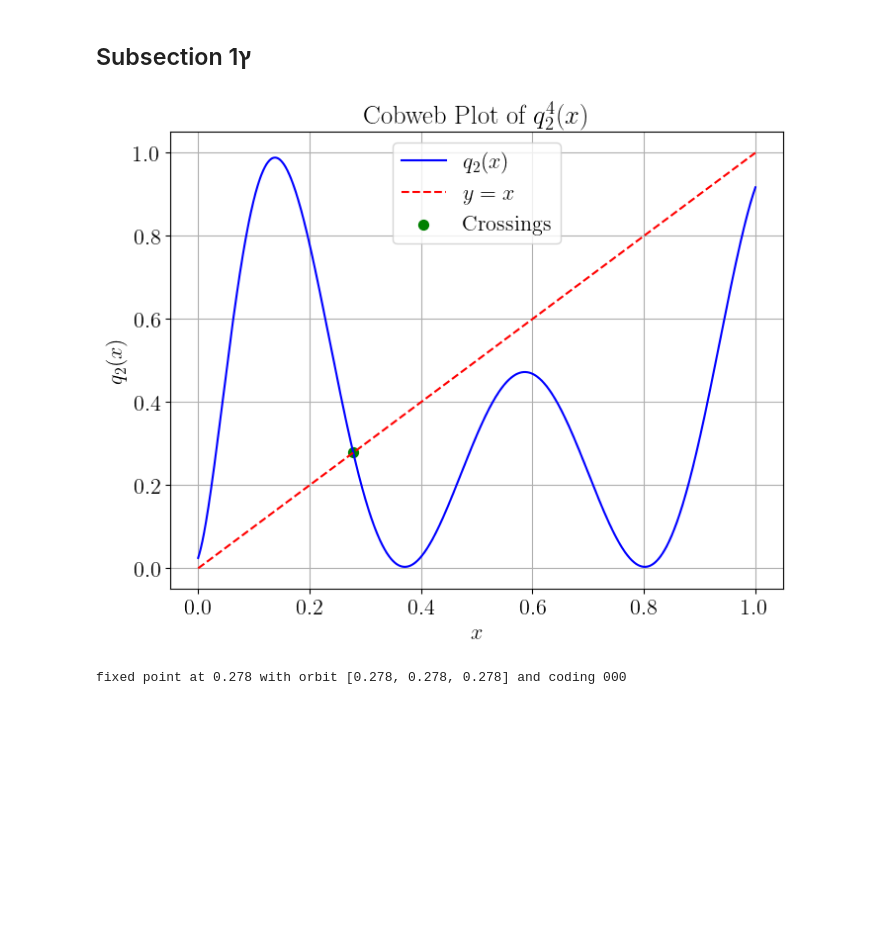
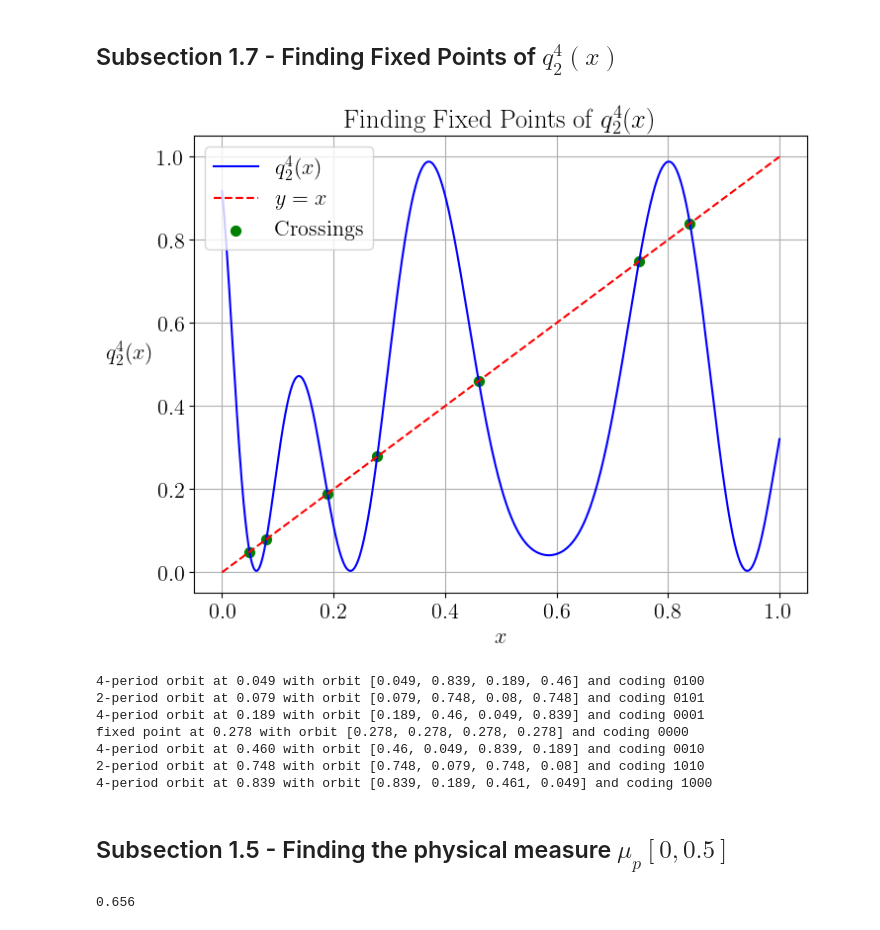
Before and after one commit to TalRamot46/chaos_exam, a Jupyter notebook: Ex1.ipynb, the cells around one changed output. Saved outputs shown, nothing was run; the diff lists cells and outputs as text; code cells hidden in the pictures; blank space fills up the shorter version.

```diff
--- a/Ex1.ipynb
+++ b/Ex1.ipynb
@@ -201,26 +197,19 @@ import numpy as np
 from matplotlib import rc
 import matplotlib.pyplot as plt
 
-q2 = p2_quad_fit
 
 def plot_cobweb(x0, nmax=100):
-    """Make a cobweb plot.
-
-    Plot y = f(x; r) and y = x for 0 <= x <= 1, and illustrate the behaviour of
-    iterating x = f(x) starting at x = x0. r is a parameter to the function.
-
-    """
     x = np.linspace(np.min(x1_values), np.max(x1_values), 500)
     # Plot y = f(x) and y = x
-    plt.plot(x, q2(x), c='#444444', lw=2)
+    plt.plot(x, p2_quad_fit(x), c='#444444', lw=2)
     plt.plot(x, x, c="#444444", lw=2)
 
     # Iterate x = f(x) for nmax steps, starting at (x0, 0).
     px, py = np.empty((2,nmax+1,2))
-    px[0], py[0] = x0, q2(x0)
+    px[0], py[0] = x0, p2_quad_fit(x0)
     for n in range(1, nmax, 2):
         px[n] = px[n-1]
-        py[n] = q2(px[n-1])
+        py[n] = p2_quad_fit(px[n-1])
         px[n+1] = py[n]
         py[n+1] = py[n]
 
@@ -231,10 +220,11 @@ def plot_cobweb(x0, nmax=100):
     plt.grid(which='minor', alpha=0.5)
     plt.grid(which='major', alpha=0.5)
     plt.xlim(np.min(x1_values), np.max(x1_values))
-    plt.ylim(np.min(x2_values), np.max(x2_values))
+    plt.ylim(np.min(p2_values), np.max(p2_values))
     plt.xlabel('$x$')
-    plt.title('cobweb plot of $q_2(x)$')
+    plt.ylabel('$q_2(x)$', rotation=0, labelpad=20)
+    plt.title('cobweb plot of $q_2(x)$ starting near $y_f$')
 
-x_0 = 20.
+x_0 = 20.11
 plot_cobweb(x_0)
 # %% [output]
@@ -350,8 +352,9 @@ plt.show()
 # %% [markdown]
-## Subsection 1ץ
+## Subsection 1.7 - Finding Fixed Points of $q_2^4(x)$
 # %%
 def q2(x):
     return 1 - 3.4 * x + 2.9 * x**2
+
 x_e = 3.4 / 5.8
 
 def q2_n(x, n):
@@ -365,37 +368,67 @@ def get_coding(orbit):
         if 0 <= x < x_e:
             coding.append('0')
         elif x_e <= x < 1:
             coding.append('1')
     return ''.join(coding)
 
 x = np.linspace(0, 1, 10000)
-y = q2_n(x, 3)
+y = q2_n(x, 4)
 # count number of croosings of y = x
 crossings = np.where(np.diff(np.sign(y - x)))[0]
 plt.figure(figsize=(8, 6))
-plt.title('Cobweb Plot of $q_2^4(x)$')
+plt.title('Finding Fixed Points of $q_2^4(x)$')
 plt.xlabel('$x$')
-plt.ylabel('$q_2(x)$')
-plt.plot(x, y, label='$q_2(x)$', color='blue')
+plt.ylabel('$q_2^4(x)$', rotation=0, labelpad=20)
+plt.plot(x, y, label='$q_2^4(x)$', color='blue')
 plt.plot(x, x, label='$y = x$', color='red', linestyle='--')
 plt.scatter(x[crossings], y[crossings], color='green', label='Crossings', s=50)
 plt.legend()
 plt.grid()
 plt.show()
 
 for crossing in crossings:
     orbit = []
-    for n in range(3):
+    for n in range(4):
         orbit.append(q2_n(x[crossing], n))
     if np.abs(orbit[0] - orbit[1]) <= 1e-2:
         print(f"fixed point at {x[crossing]:.3f} with orbit {[round(x, 3) for x in orbit]}" + \
               f" and coding {get_coding(orbit)}")
     elif np.abs(orbit[0] - orbit[2]) <= 1e-2:
         print(f"2-period orbit at {x[crossing]:.3f} with orbit {[round(x, 3) for x in orbit]}" + \
               f" and coding {get_coding(orbit)}")
     else:
         print(f"4-period orbit at {x[crossing]:.3f} with orbit {[round(x, 3) for x in orbit]}" + \
               f" and coding {get_coding(orbit)}")
 # %% [output]
-[figure, old version]
+[figure, new version]
-fixed point at 0.278 with orbit [0.278, 0.278, 0.278] and coding 000
+4-period orbit at 0.049 with orbit [0.049, 0.839, 0.189, 0.46] and coding 0100
+2-period orbit at 0.079 with orbit [0.079, 0.748, 0.08, 0.748] and coding 0101
+4-period orbit at 0.189 with orbit [0.189, 0.46, 0.049, 0.839] and coding 0001
+fixed point at 0.278 with orbit [0.278, 0.278, 0.278, 0.278] and coding 0000
+4-period orbit at 0.460 with orbit [0.46, 0.049, 0.839, 0.189] and coding 0010
+2-period orbit at 0.748 with orbit [0.748, 0.079, 0.748, 0.08] and coding 1010
+4-period orbit at 0.839 with orbit [0.839, 0.189, 0.461, 0.049] and coding 1000
+# %% [markdown]
+## Subsection 1.5 - Finding the physical measure $\mu_p[0,0.5]$
+# %%
+### Subsection 5 - Finding physical measure of $q_2$
+def i(x):
+    if 0 <= x <= 0.5:
+        return 1
+    return 0
+
+def q2(x):
+    return 1 - 3.4 * x + 2.9 * x**2
+
+
+x0 = 0.3
+x = x0
+sum = 0.
+T = 10000
+for t in range(T):
+    sum += i(x)
+    x = q2(x)
+physical_measure = sum / T
+print(physical_measure)
+# %% [output]
+0.656
```
Also changed, not shown: parts of 14 cells of this notebook, 2 other files.
